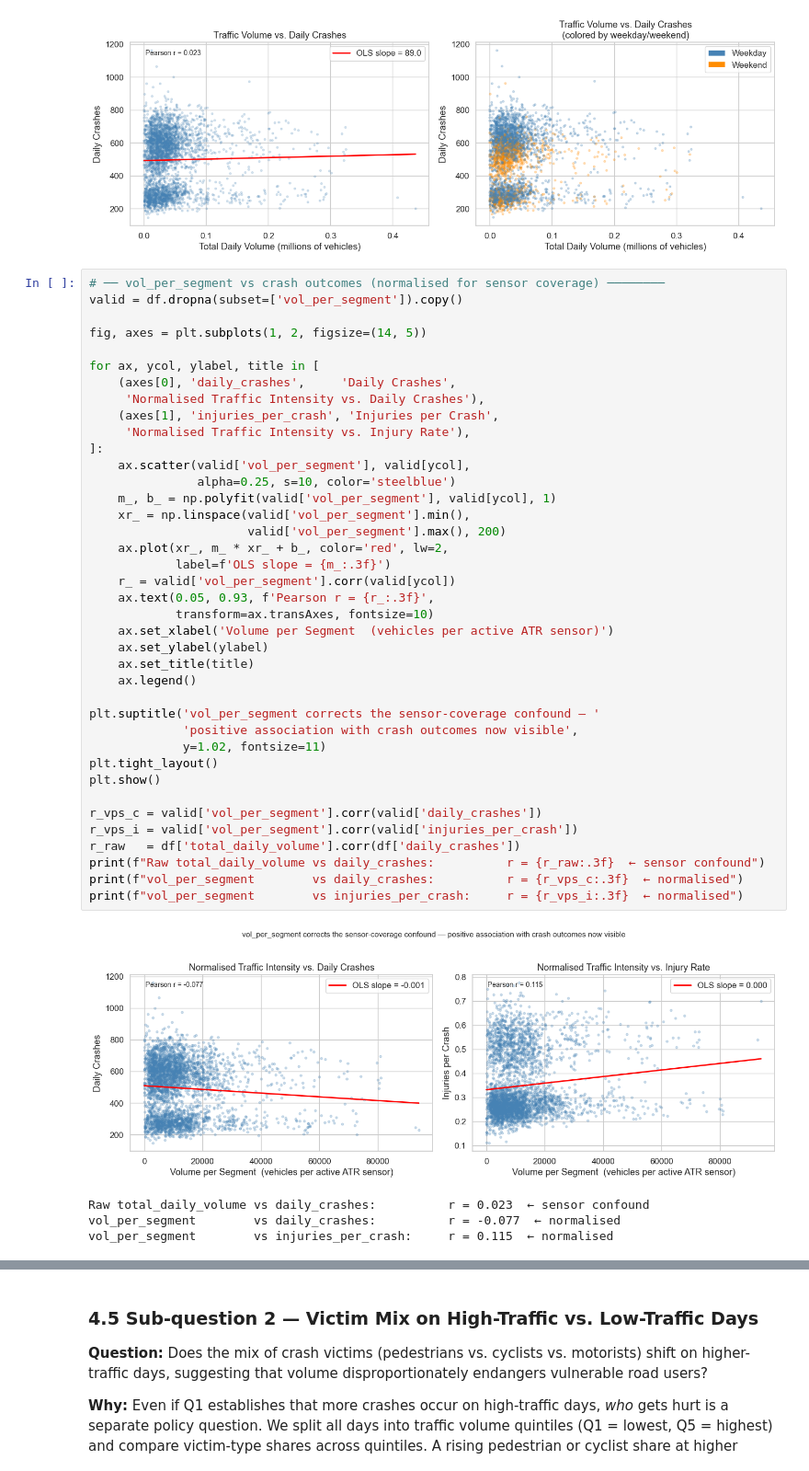
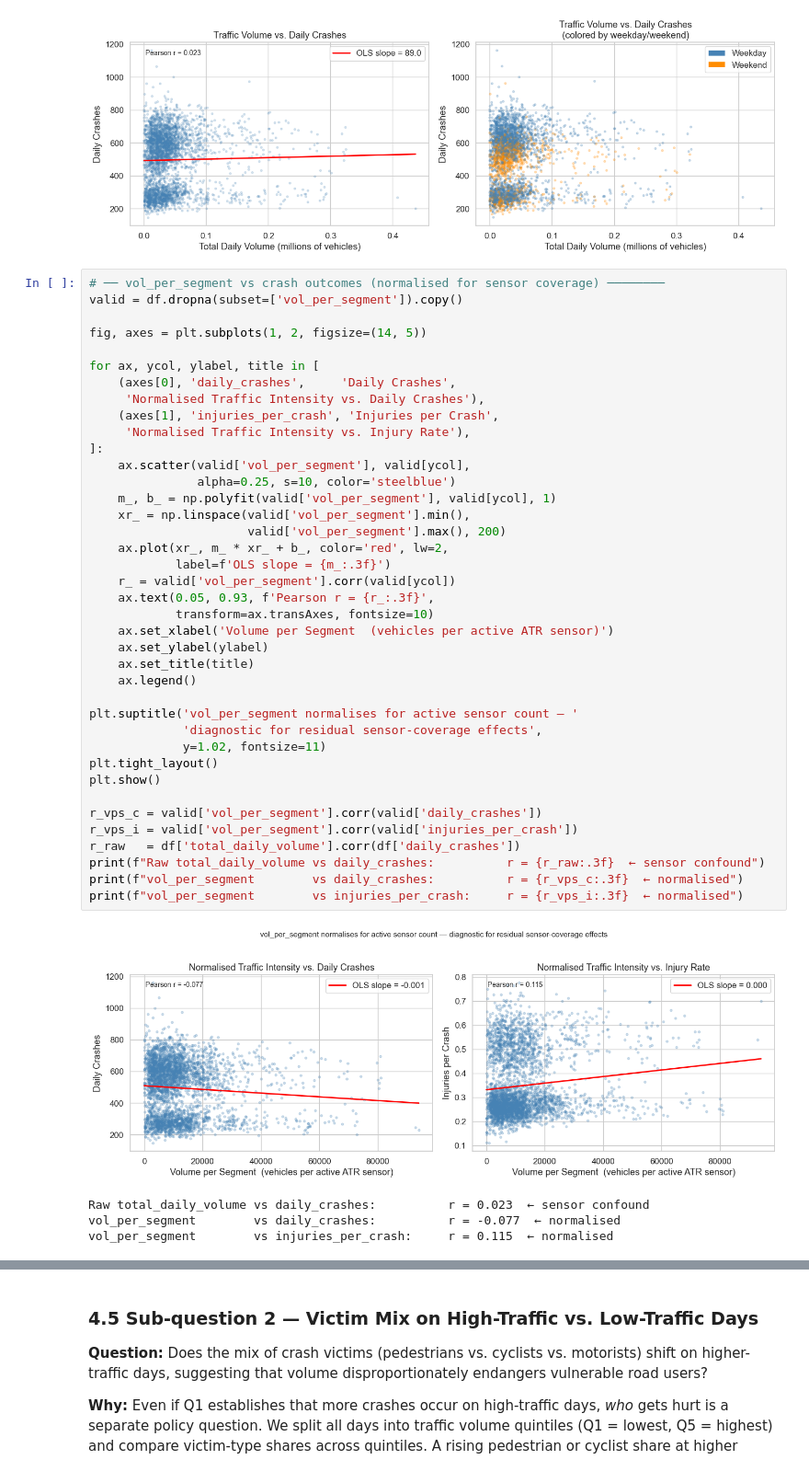
Before and after one commit to VincentPit/ds_in_da_wild, a Jupyter notebook: phase2_eda.ipynb, the cells around one changed output, grey strips where cells are left out. Shown at 92% size. Cells and saved outputs as stored; diff of their text form.

```diff
--- a/phase2_eda.ipynb
+++ b/phase2_eda.ipynb
@@ -505,36 +507,36 @@ for ax, ycol, ylabel, title in [
      'Normalised Traffic Intensity vs. Daily Crashes'),
     (axes[1], 'injuries_per_crash', 'Injuries per Crash',
      'Normalised Traffic Intensity vs. Injury Rate'),
 ]:
     ax.scatter(valid['vol_per_segment'], valid[ycol],
                alpha=0.25, s=10, color='steelblue')
     m_, b_ = np.polyfit(valid['vol_per_segment'], valid[ycol], 1)
     xr_ = np.linspace(valid['vol_per_segment'].min(),
                       valid['vol_per_segment'].max(), 200)
     ax.plot(xr_, m_ * xr_ + b_, color='red', lw=2,
             label=f'OLS slope = {m_:.3f}')
     r_ = valid['vol_per_segment'].corr(valid[ycol])
     ax.text(0.05, 0.93, f'Pearson r = {r_:.3f}',
             transform=ax.transAxes, fontsize=10)
     ax.set_xlabel('Volume per Segment  (vehicles per active ATR sensor)')
     ax.set_ylabel(ylabel)
     ax.set_title(title)
     ax.legend()
 
-plt.suptitle('vol_per_segment corrects the sensor-coverage confound — '
-             'positive association with crash outcomes now visible',
+plt.suptitle('vol_per_segment normalises for active sensor count — '
+             'diagnostic for residual sensor-coverage effects',
              y=1.02, fontsize=11)
 plt.tight_layout()
 plt.show()
 
 r_vps_c = valid['vol_per_segment'].corr(valid['daily_crashes'])
 r_vps_i = valid['vol_per_segment'].corr(valid['injuries_per_crash'])
 r_raw   = df['total_daily_volume'].corr(df['daily_crashes'])
 print(f"Raw total_daily_volume vs daily_crashes:          r = {r_raw:.3f}  ← sensor confound")
 print(f"vol_per_segment        vs daily_crashes:          r = {r_vps_c:.3f}  ← normalised")
 print(f"vol_per_segment        vs injuries_per_crash:     r = {r_vps_i:.3f}  ← normalised")
 # %% [output]
-[figure, old version]
+[figure, new version]
 Raw total_daily_volume vs daily_crashes:          r = 0.023  ← sensor confound
 vol_per_segment        vs daily_crashes:          r = -0.077  ← normalised
 vol_per_segment        vs injuries_per_crash:     r = 0.115  ← normalised
```
Also changed, not shown: parts of 13 cells of this notebook, 1 other file.
